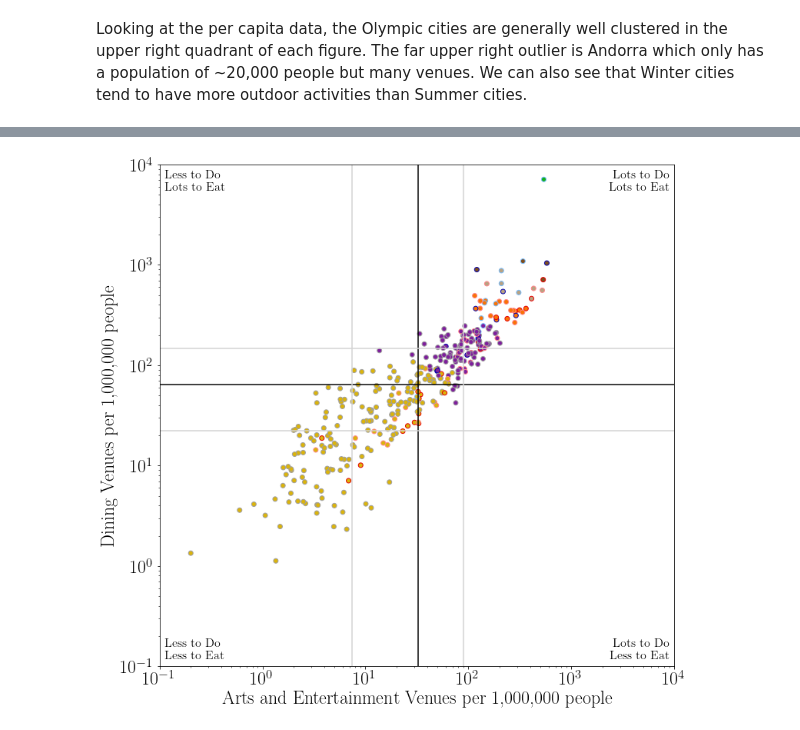
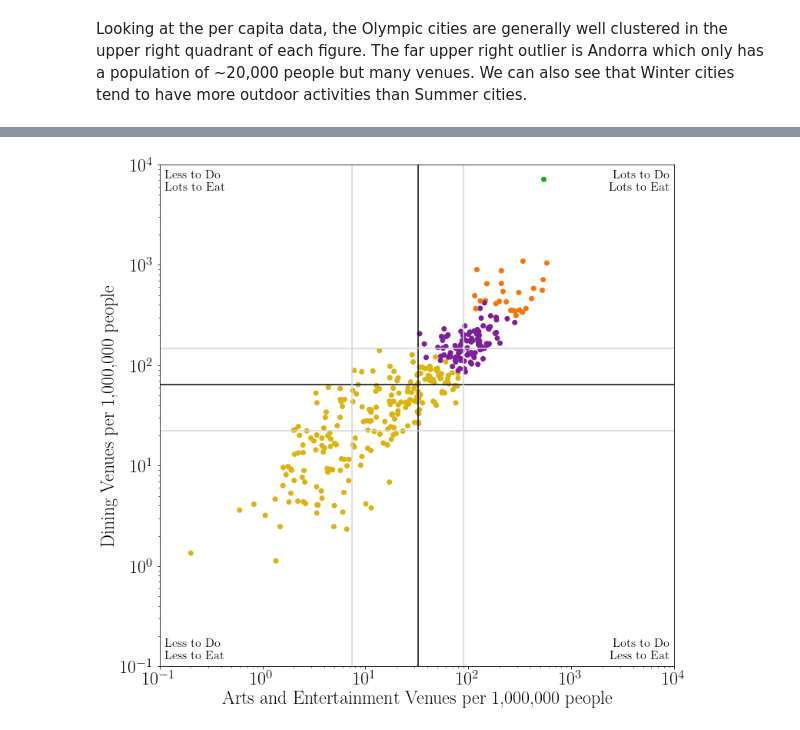
Before and after one commit to jtruong04/Coursera_Capstone, a Jupyter notebook: Capstone.ipynb, the cells around one changed output, grey strips where cells are left out. Cells and saved outputs as stored; diff of their text form; code cells hidden in the pictures.

```diff
--- a/Capstone.ipynb
+++ b/Capstone.ipynb
@@ -552,7 +612,7 @@ plt.show()
 Looking at the per capita data, the Olympic cities are generally well clustered in the upper right quadrant of each figure. The far upper right outlier is Andorra which only has a population of ~20,000 people but many venues. We can also see that Winter cities tend to have more outdoor activities than Summer cities.
 # %%
 # set number of clusters
-kclusters = 6
+kclusters = 4
 city_clustering = df_per_capita_venues.drop(['Country','City','Capital','Population','Winter','Summer','Year','Latitude','Longitude','Map_Color'], 1)
 # run k-means clustering
 kmeans = KMeans(n_clusters=kclusters, random_state=0).fit(city_clustering)
@@ -577,30 +637,30 @@ df_per_capita_venues['Cluster_Color']=(df_per_capita_venues['Cluster Labels'].re
 # %%
 fig, ax = plt.subplots(figsize=(12, 12))
 ax.scatter(
     df_per_capita_venues['Arts And Entertainment'],
     df_per_capita_venues['Food'],
-    edgecolor = df_per_capita_venues['Map_Color'],
+    # edgecolor = df_per_capita_venues['Map_Color'],
     color=df_per_capita_venues['Cluster_Color']
 )
 ax.axvline(median_arts[1],color='black')
 ax.axhline(median_food[1],color='black')
 ax.axvline(median_arts[0],color='lightgray')
 ax.axhline(median_food[0],color='lightgray')
 ax.axvline(median_arts[2],color='lightgray')
 ax.axhline(median_food[2],color='lightgray')
 ax.set_xlabel('Arts and Entertainment Venues per 1,000,000 people')
 ax.set_ylabel('Dining Venues per 1,000,000 people')
 ax.text(0.99,0.99,'Lots to Do\nLots to Eat',transform=ax.transAxes,ha='right',va='top', size=16)
 ax.text(0.99,0.01,'Lots to Do\nLess to Eat',transform=ax.transAxes,ha='right',va='bottom', size=16)
 ax.text(0.01,0.99,'Less to Do\nLots to Eat',transform=ax.transAxes,ha='left',va='top', size=16)
 ax.text(0.01,0.01,'Less to Do\nLess to Eat',transform=ax.transAxes,ha='left',va='bottom', size=16)
 ax.set_xscale('log')
 ax.set_yscale('log')
 ax.set_xlim([0.1,10000])
 ax.set_ylim([0.1,10000])
 plt.show()
 # %% [output]
-[figure, old version]
+[figure, new version]
 # %%
 fig, ax = plt.subplots(figsize=(12, 12))
 ax.scatter(
```
Also changed, not shown: parts of 21 cells of this notebook, 21 other files.
